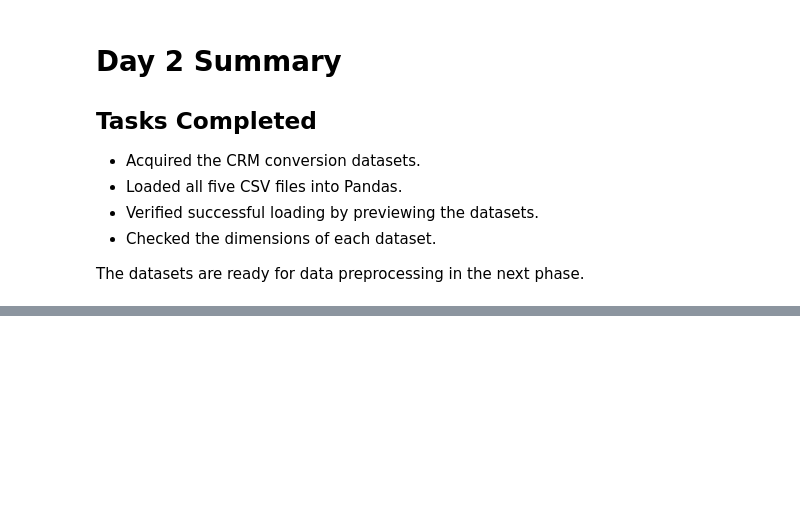
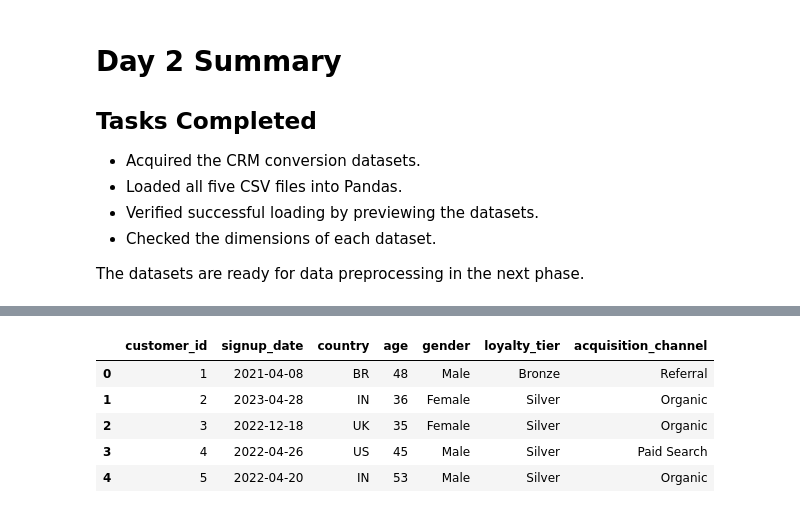
Before and after one commit to kalanidy/Infotact_intern_project1, a Jupyter notebook: Week1_member_c.ipynb, the cells around one changed output, grey strips where cells are left out. Saved outputs shown, nothing was run; the diff lists cells and outputs as text; code cells hidden in the pictures; blank space fills up the shorter version.

```diff
--- a/Week1_member_c.ipynb
+++ b/Week1_member_c.ipynb
@@ -565,0 +582,9 @@ The datasets are ready for data preprocessing in the next phase.
+# %%
+customers.head()
+# %% [output]
+|  | customer_id | signup_date | country | age | gender | loyalty_tier | acquisition_channel |
+| 0 | 1 | 2021-04-08 | BR | 48 | Male | Bronze | Referral |
+| 1 | 2 | 2023-04-28 | IN | 36 | Female | Silver | Organic |
+| 2 | 3 | 2022-12-18 | UK | 35 | Female | Silver | Organic |
+| 3 | 4 | 2022-04-26 | US | 45 | Male | Silver | Paid Search |
+| 4 | 5 | 2022-04-20 | IN | 53 | Male | Silver | Organic |
```
Also changed, not shown: parts of 30 cells of this notebook, 1 other file.
